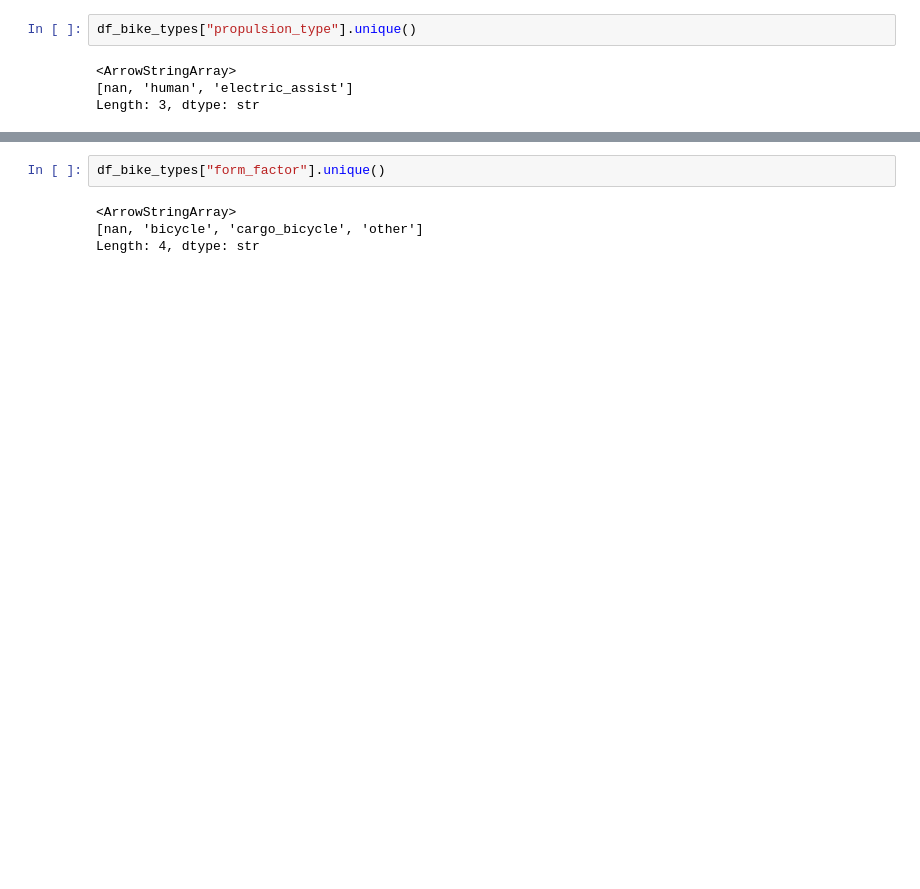
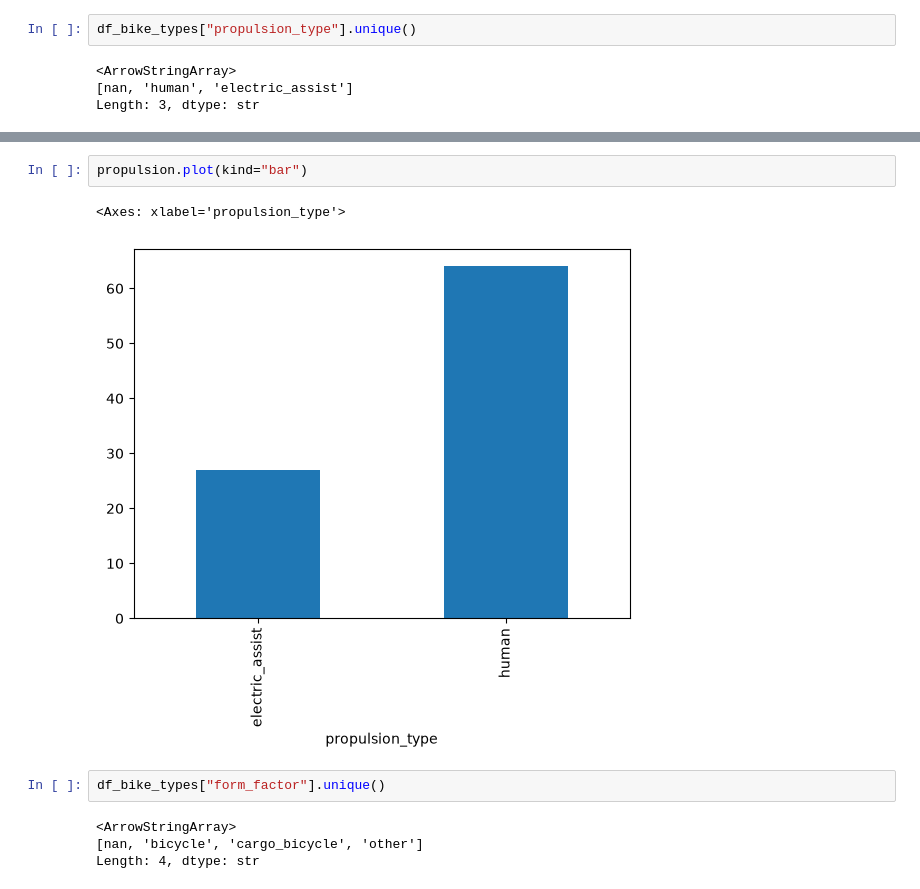
Before and after one commit to Memeel/ML_Challenge, a Jupyter notebook: notebook/challenge.ipynb, the cells around one changed output, grey strips where cells are left out. Saved outputs shown, nothing was run; the diff lists cells and outputs as text; blank space fills up the shorter version.

```diff
--- a/notebook/challenge.ipynb
+++ b/notebook/challenge.ipynb
@@ -66,3 +96,8 @@ Length: 3, dtype: str
+# %%
+propulsion.plot(kind="bar")
+# %% [output]
+<Axes: xlabel='propulsion_type'>
+[figure, added]
 # %%
 df_bike_types["form_factor"].unique()
 # %% [output]
```
Also changed, not shown: parts of 13 cells of this notebook.
